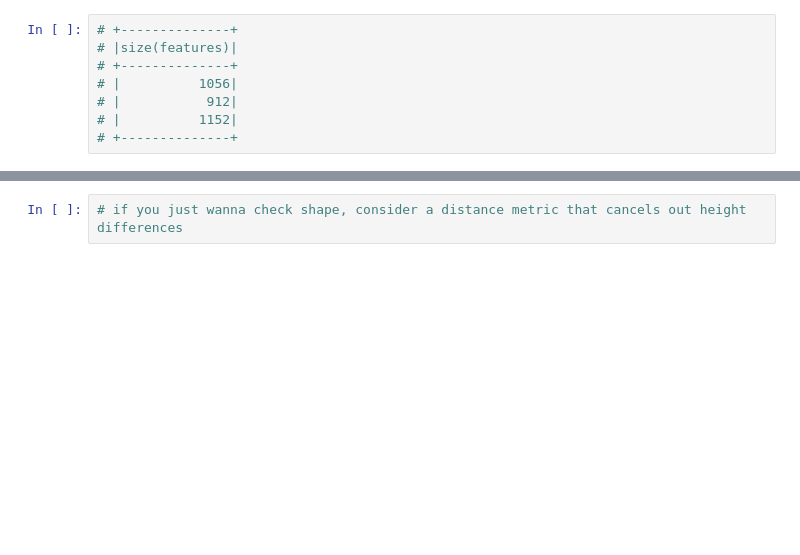
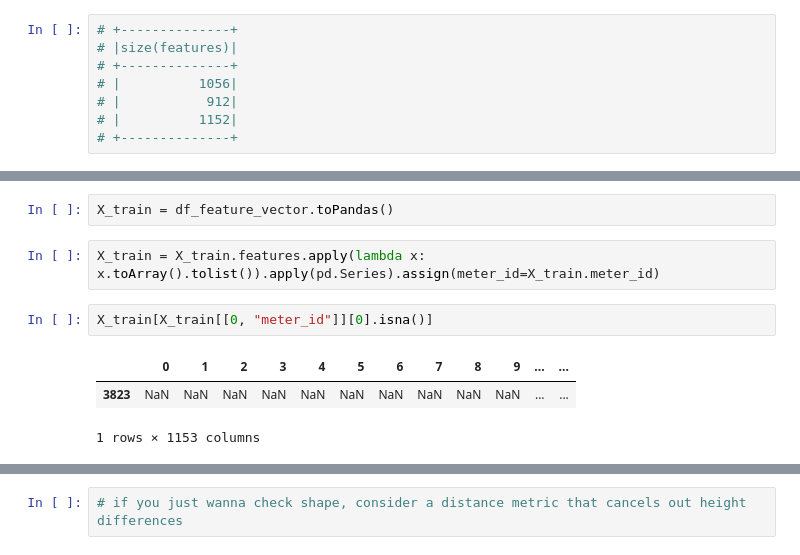
Before and after one commit to hankehly/low-carbon-london, a Jupyter notebook: notebook/eda/Untitled.ipynb, the cells around one changed output, grey strips where cells are left out. Cells and saved outputs as stored; diff of their text form; blank space fills up the shorter version.

```diff
--- a/notebook/eda/Untitled.ipynb
+++ b/notebook/eda/Untitled.ipynb
@@ -337,0 +389,10 @@ plt.show()
+# %%
+X_train = df_feature_vector.toPandas()
+# %%
+X_train = X_train.features.apply(lambda x: x.toArray().tolist()).apply(pd.Series).assign(meter_id=X_train.meter_id)
+# %%
+X_train[X_train[[0, "meter_id"]][0].isna()]
+# %% [output]
+|  | 0 | 1 | 2 | 3 | 4 | 5 | 6 | 7 | 8 | 9 | ... | ... |
+| 3823 | NaN | NaN | NaN | NaN | NaN | NaN | NaN | NaN | NaN | NaN | ... | ... |
+1 rows × 1153 columns
```
Also changed, not shown: parts of 22 cells of this notebook.
